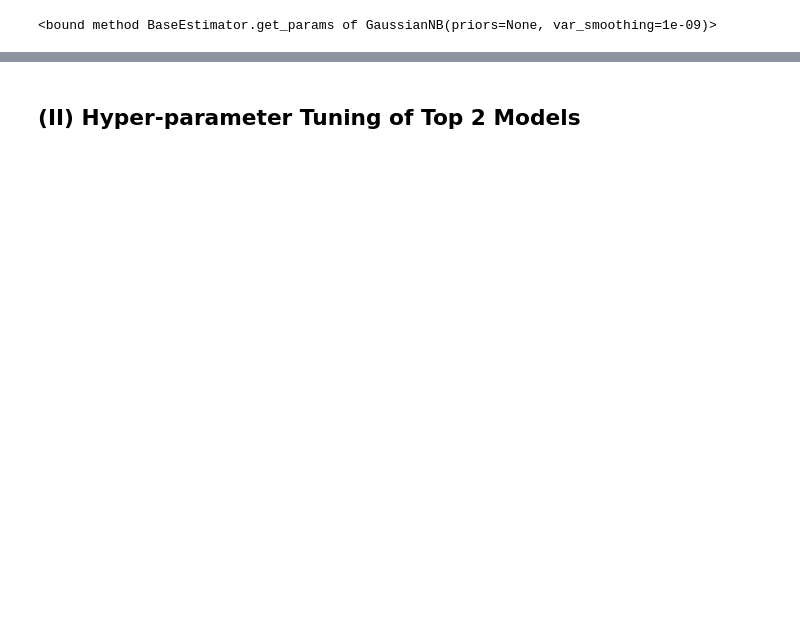
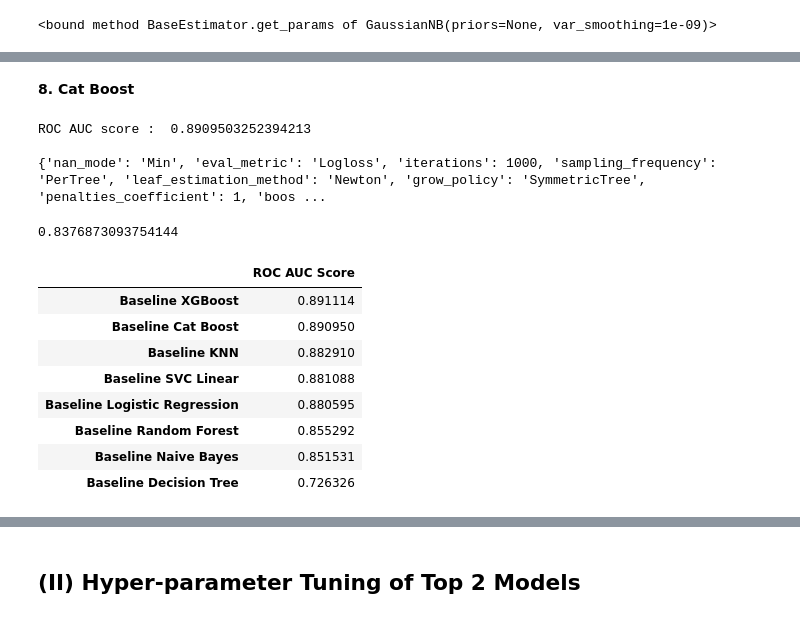
Before and after one commit to ishitashah23/learning-projects, a Jupyter notebook: Income-category Classification Project/Classification Project_Income based on Census.ipynb, the cells around one changed output, grey strips where cells are left out. Saved outputs shown, nothing was run; the diff lists cells and outputs as text; code cells hidden in the pictures; blank space fills up the shorter version.

```diff
--- a/Income-category Classification Project/Classification Project_Income based on Census.ipynb
+++ b/Income-category Classification Project/Classification Project_Income based on Census.ipynb
@@ -768,12 +798,0 @@ nb.get_params
-# %%
-d = {'Random Forest': [rf_ac,rf_roc],
-     'SVC Linear': [svcl_ac,svcl_roc],
-    'SVC RBF (C=100,gamma=0.1)': [svcr_ac,svcr_roc],
-     'Logistic Regression' : [log_ac, log_roc],
-     'KNN (n=35)': [knn_ac,knn_roc],
-     'Naive Bayes': [nb_ac,nb_roc],
-    'Decision Tree':[dt_ac,dt_roc]}
-
-results = pd.DataFrame(d,index=['Accuracy Score','ROC AUC Score'])
-results = results.transpose()
-results.sort_values(by='ROC AUC Score',ascending=False,inplace=True)
@@ -795,0 +801,8 @@ results
+# %%
+from xgboost import XGBClassifier
+xg = XGBClassifier(random_state=101)
+xg.fit(X_train,y_train)
+xg_y_pred = xg.predict_proba(X_val)
+xg_roc = roc_auc_score(y_val,xg_y_pred[:,-1])
+print('ROC AUC score : ',xg_roc)
+print(xg.get_params())
@@ -795,0 +812,4 @@ results
+# %%
+results.loc['Baseline XGBoost'] = xg_roc
+results.sort_values(by='ROC AUC Score',ascending=False,inplace=True)
+results
@@ -795,0 +825,33 @@ results
+# %% [markdown]
+**8. Cat Boost**
+# %%
+from catboost import CatBoostClassifier
+cat = CatBoostClassifier(silent=True)
+cat.fit(X_train,y_train)
+cat_y_pred = cat.predict_proba(X_val)
+cat_roc = roc_auc_score(y_val,cat_y_pred[:,-1])
+print('ROC AUC score : ',cat_roc)
+print()
+print(cat.get_all_params())
+# %% [output]
+ROC AUC score :  0.8909503252394213
+
+{'nan_mode': 'Min', 'eval_metric': 'Logloss', 'iterations': 1000, 'sampling_frequency': 'PerTree', 'leaf_estimation_method': 'Newton', 'grow_policy': 'SymmetricTree', 'penalties_coefficient': 1, 'boos ...
+# %%
+accuracy_score(y_val,cat.predict(X_val))
+# %% [output]
+0.8376873093754144
+# %%
+results.loc['Baseline Cat Boost'] = cat_roc
+results.sort_values(by='ROC AUC Score',ascending=False,inplace=True)
+results
+# %% [output]
+|  | ROC AUC Score |
+| Baseline XGBoost | 0.891114 |
+| Baseline Cat Boost | 0.890950 |
+| Baseline KNN | 0.882910 |
+| Baseline SVC Linear | 0.881088 |
+| Baseline Logistic Regression | 0.880595 |
+| Baseline Random Forest | 0.855292 |
+| Baseline Naive Bayes | 0.851531 |
+| Baseline Decision Tree | 0.726326 |
```
Also changed, not shown: parts of 96 cells of this notebook.
